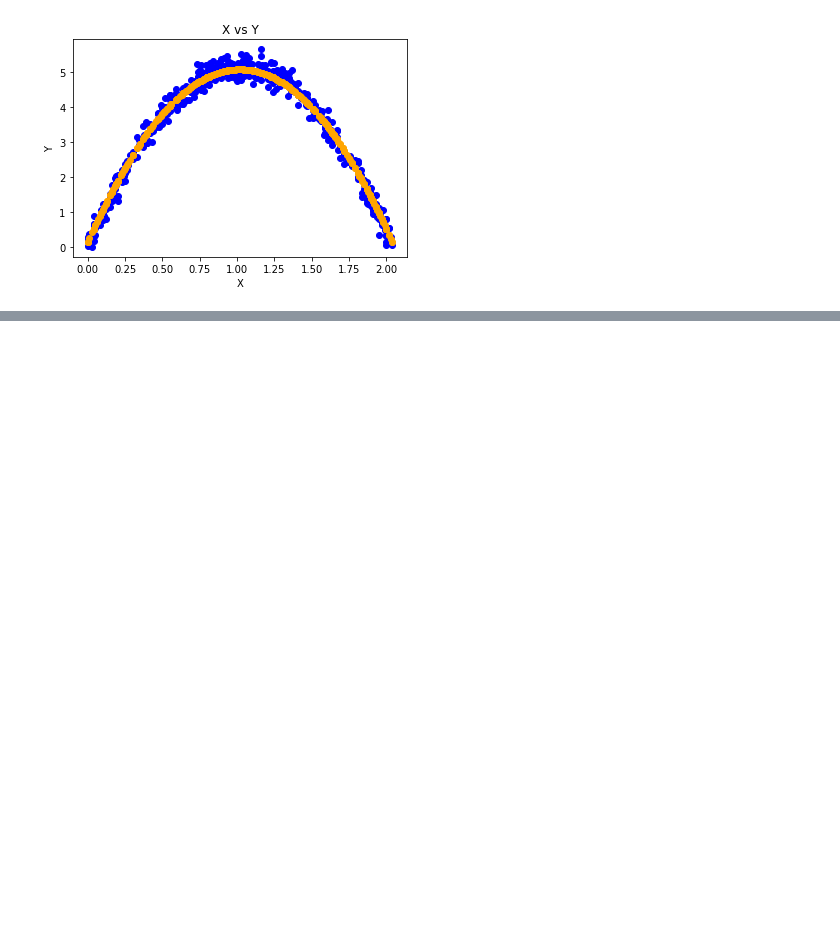
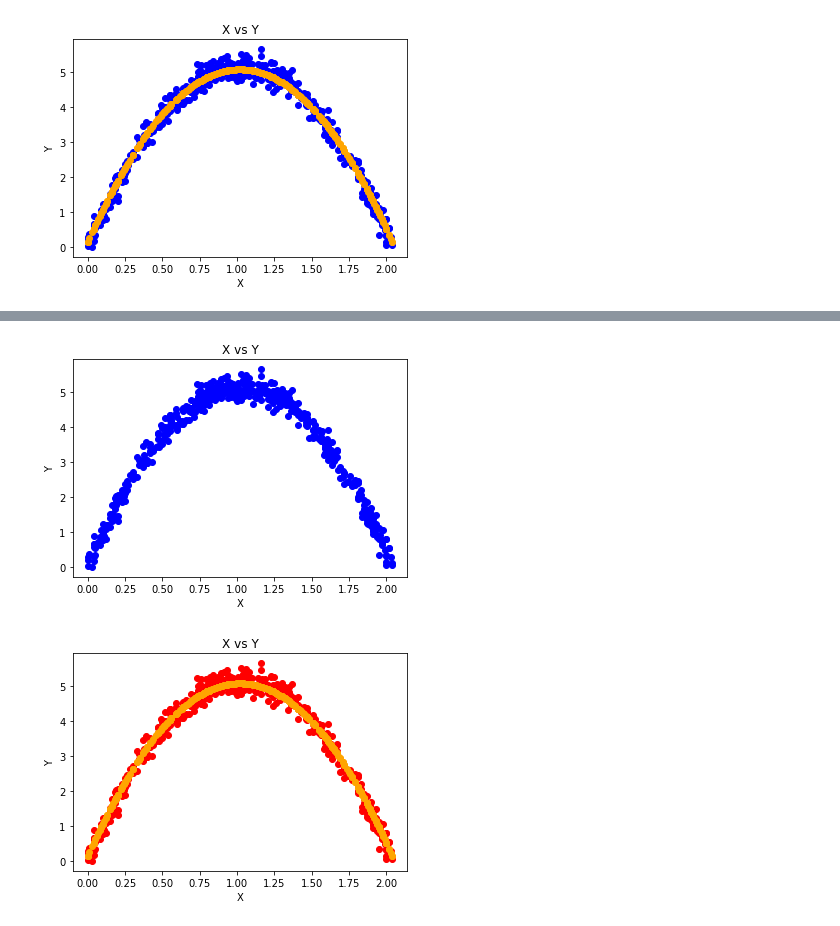
Before and after one commit to huyenbui117/free-fall-equation, a Jupyter notebook: experiments.ipynb, the cells around one changed output, grey strips where cells are left out. Drawn from its saved outputs; the diff is of its cells as text; code cells hidden in the pictures; blank space fills up the shorter version.

```diff
--- a/experiments.ipynb
+++ b/experiments.ipynb
@@ -5,15 +5,3 @@ import numpy as np
 import matplotlib.pyplot as plt
 # %%
 import os
-# %%
-import os
-
-# Get the current working
-# directory (CWD)
-cwd = os.getcwd()
-print("Current Directory:", cwd)
-
-# Get the directory of
-# script
-script = os.path.realpath(cwd)+"data\\train.csv"
-print("SCript path:", script)
@@ -23,6 +10,9 @@ SCript path: D:\free-fall-equationdata\train.csv
 # %%
+import os
 def data_preparation(path):
-    data = pd.read_csv(path)
+    cwd = os.getcwd()
+    script = os.path.realpath(cwd)+"\\"+path
+    data = pd.read_csv(script)
     X = data.iloc[:, 0].values.reshape(-1,1)
     y = data.iloc[:, 1].values
     return X,y
@@ -115,7 +106,7 @@ class PolynomailRegression():
     def predict( self, X ) :
 
 
-        self.row,_= self.X.shape
+        self.row,_= X.shape
 
         # transform X for polynomial  h( x ) = w0 * x^0 + w1 * x^1 + w2 * x^2 + ........+ wn * x^n
 
@@ -175,0 +185,23 @@ ImportError: cannot import name 'test' from 'data_preparation' (d:\free-fall-equ
+# %%
+def visualize( X, Y, color, new_plot=False, figure=None):
+    if new_plot:
+        fig = plt.figure()
+    else:
+        fig = figure
+    plt.scatter( X, Y, color = color )
+
+    plt.title( 'X vs Y' )
+
+    plt.xlabel( 'X' )
+
+    plt.ylabel( 'Y' )
+    return fig
+
+f = visualize(X_train, Y_train, "blue", new_plot=True)
+
+f = visualize(X_train, Y_train, "red", new_plot=True)
+
+f1 = visualize(X_train, Y_pred, "orange", new_plot=False)
+# %% [output]
+[figure, added]
+[figure, added]
```
Also changed, not shown: parts of 8 cells of this notebook, 3 other files.
